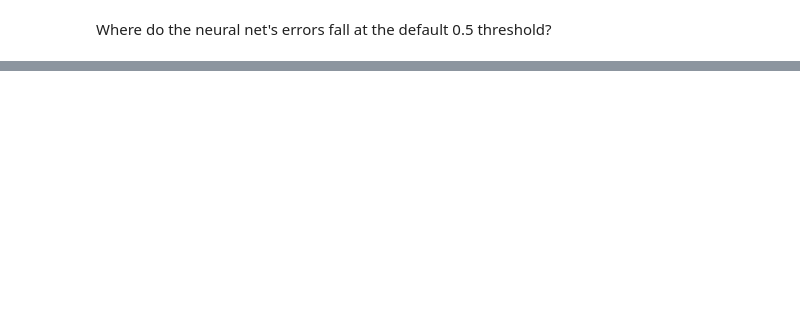
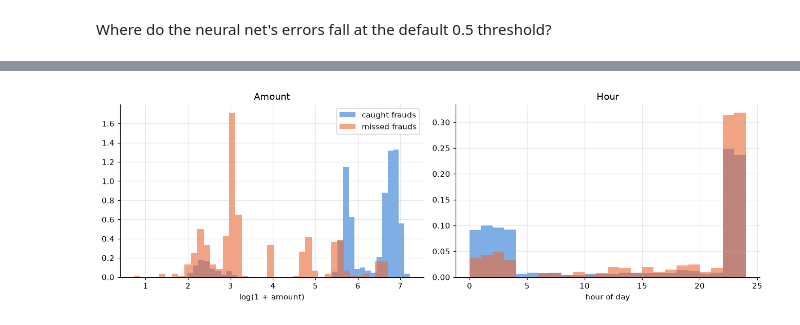
Before and after one commit to felipersas/fraud-detection, a Jupyter notebook: notebooks/03_neural_network.ipynb, the cells around one changed output, grey strips where cells are left out. Cells and saved outputs as stored; diff of their text form; code cells hidden in the pictures; blank space fills up the shorter version.

```diff
--- a/notebooks/03_neural_network.ipynb
+++ b/notebooks/03_neural_network.ipynb
@@ -154,0 +184,11 @@ ax.figure.savefig(FIGURES / "pr_curve_comparison.png", bbox_inches="tight")
+# %%
+THRESHOLD = 0.5
+NIGHT_HOURS = [22, 23, 0, 1, 2, 3]  # the high-risk hours found in the EDA
+
+# split.cv holds the raw cv rows in the same order as X_cv, so the scores line up.
+cv = split.cv.assign(score=probs["neural net"], hour=split.cv["trans_date_trans_time"].dt.hour)
+frauds = cv[cv["is_fraud"] == 1]
+caught = frauds[frauds["score"] >= THRESHOLD]
+missed = frauds[frauds["score"] < THRESHOLD]
+legit = cv[cv["is_fraud"] == 0]
+print(f"Frauds in cv: {len(frauds)} | caught: {len(caught)} | missed: {len(missed)}")
@@ -154,0 +199,11 @@ ax.figure.savefig(FIGURES / "pr_curve_comparison.png", bbox_inches="tight")
+# %%
+groups = {"missed frauds": missed, "caught frauds": caught, "legit": legit}
+pd.DataFrame({
+    name: {
+        "transactions": len(g),
+        "median amount": g["amt"].median(),
+        "share at night (22h-3h)": g["hour"].isin(NIGHT_HOURS).mean(),
+        "median score": g["score"].median(),
+    }
+    for name, g in groups.items()
+}).round(3)
@@ -154,0 +216,14 @@ ax.figure.savefig(FIGURES / "pr_curve_comparison.png", bbox_inches="tight")
+# %%
+fig, axes = plt.subplots(1, 2, figsize=(12, 4))
+for name, g, color in [("caught frauds", caught, LEGIT), ("missed frauds", missed, FRAUD)]:
+    axes[0].hist(np.log1p(g["amt"]), bins=40, density=True, alpha=0.6, color=color, label=name)
+    axes[1].hist(g["hour"], bins=range(25), density=True, alpha=0.6, color=color, label=name)
+axes[0].set_xlabel("log(1 + amount)")
+axes[0].set_title("Amount")
+axes[1].set_xlabel("hour of day")
+axes[1].set_title("Hour")
+axes[0].legend()
+fig.tight_layout()
+fig.savefig(FIGURES / "error_analysis_amount_hour.png", bbox_inches="tight")
+# %% [output]
+[figure, added]
```
Also changed, not shown: parts of 21 cells of this notebook, 5 other files.
